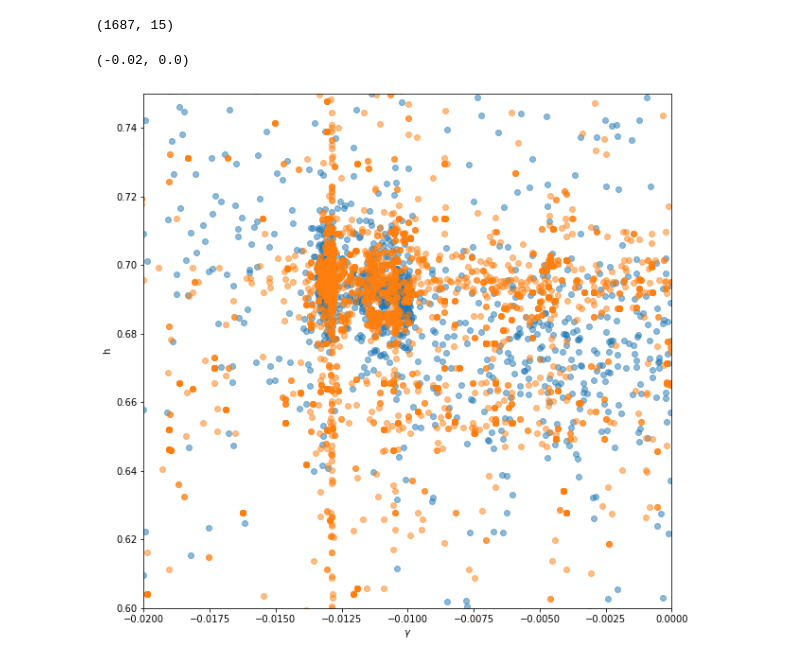
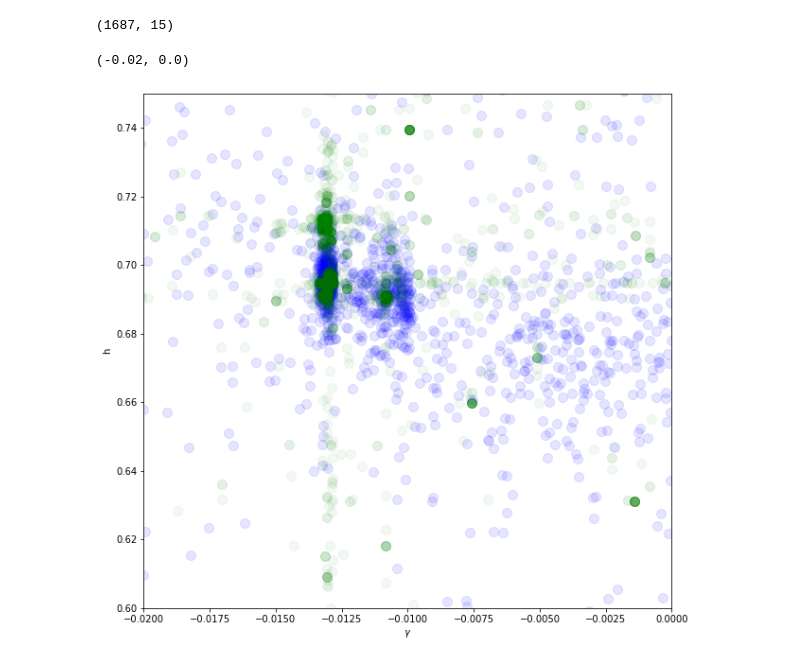
Before and after one commit to igomezv/cosmo_tools, a Jupyter notebook: models/genetic_paper/plots.ipynb, the cells around one changed output. Saved outputs shown, nothing was run; the diff lists cells and outputs as text; code cells hidden in the pictures.

```diff
--- a/models/genetic_paper/plots.ipynb
+++ b/models/genetic_paper/plots.ipynb
@@ -662,13 +471,13 @@ np.shape(data_le1)
 # %%
 #h0 vs gamma
 fig = plt.figure(figsize=(10, 10))
-plt.scatter(data_le1[:,5], data_le1[:,4], label='nested', marker='o', alpha=0.5)
-plt.scatter(data_le2[:,5], data_le2[:,4], label='genetic', marker='o', alpha=0.5)
+plt.scatter(data_le1[:,5], data_le1[:,4], label='nested', marker='o', alpha=0.1, color='b', s=100)
+plt.scatter(data_le2[:,5], data_le2[:,4], label='genetic', marker='o', alpha=0.05, color='g', s=100)
 plt.ylabel('h')
 plt.xlabel('$\gamma$')
 
 plt.ylim(0.6, 0.75)
 plt.xlim(-0.02, 0)
 # %% [output]
 (-0.02, 0.0)
-[figure, old version]
+[figure, new version]
```
Also changed, not shown: parts of 18 cells of this notebook, 8 other files.
